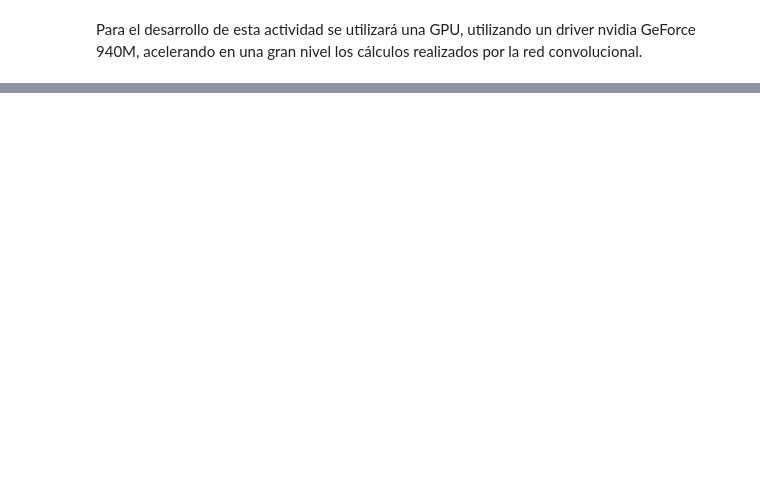
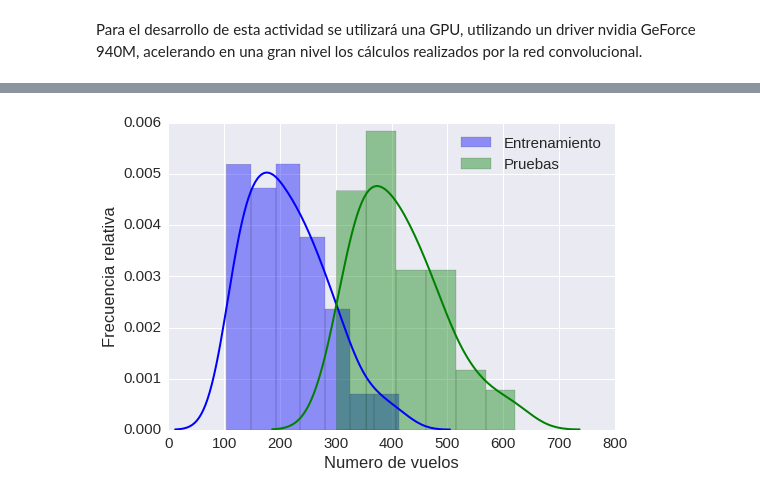
Before and after one commit to FMena14/Ayudantias, a Jupyter notebook: Parte2.ipynb, the cells around one changed output, grey strips where cells are left out. Cells and saved outputs as stored; diff of their text form; code cells hidden in the pictures; blank space fills up the shorter version.

```diff
--- a/Parte2.ipynb
+++ b/Parte2.ipynb
@@ -32,0 +123,9 @@ Para el desarrollo de esta actividad se utilizará una GPU, utilizando un driver
+# %%
+sns.distplot(df_train,color='b', label = "Entrenamiento")#, hist_kws={'alpha': 0.9})
+sns.distplot(df_test, color='g', label = "Pruebas")#, hist_kws={'alpha': 0.9})
+plt.ylabel("Frecuencia relativa")
+plt.xlabel("Numero de vuelos")
+plt.legend()
+plt.show()
+# %% [output]
+[figure, added]
```
Also changed, not shown: parts of 54 cells of this notebook.
